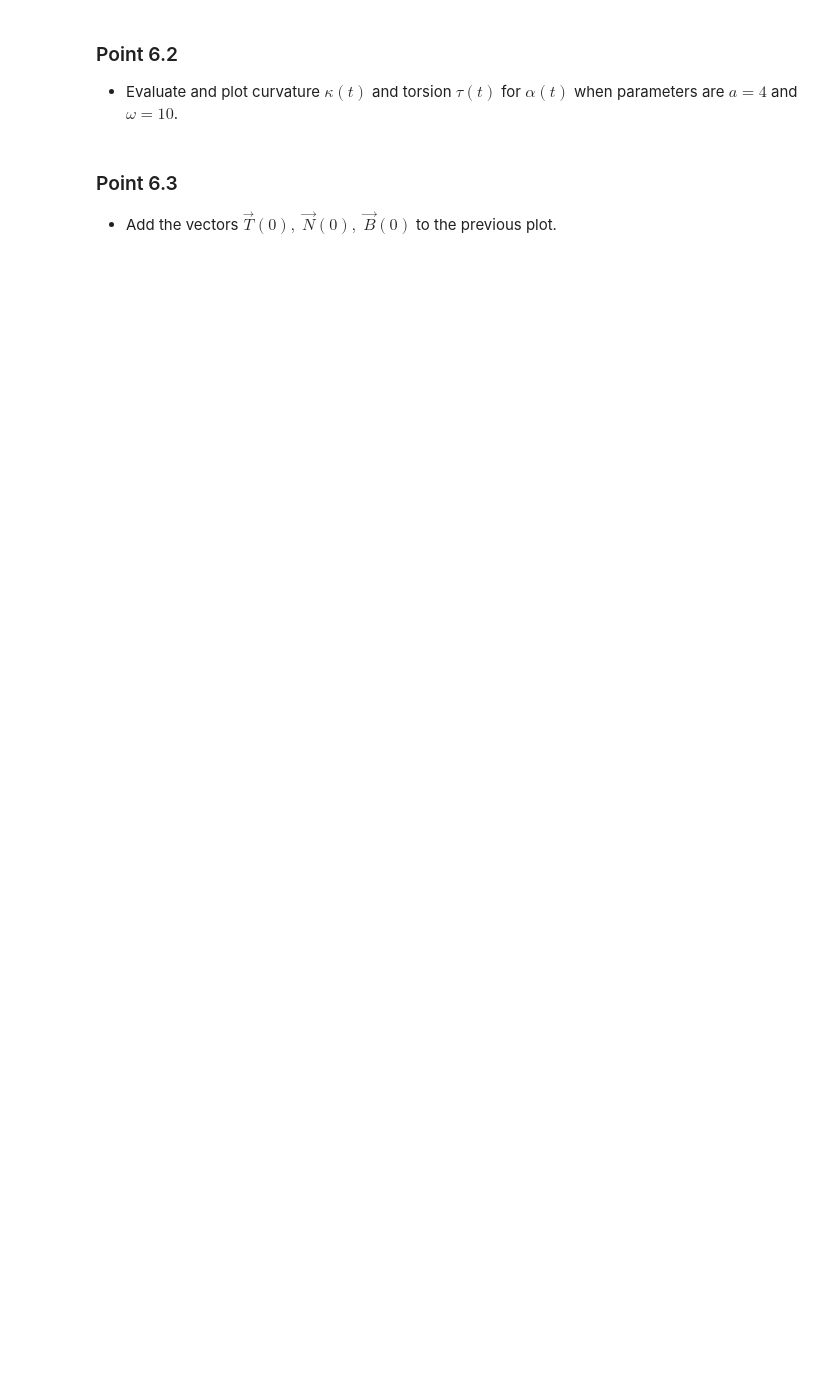
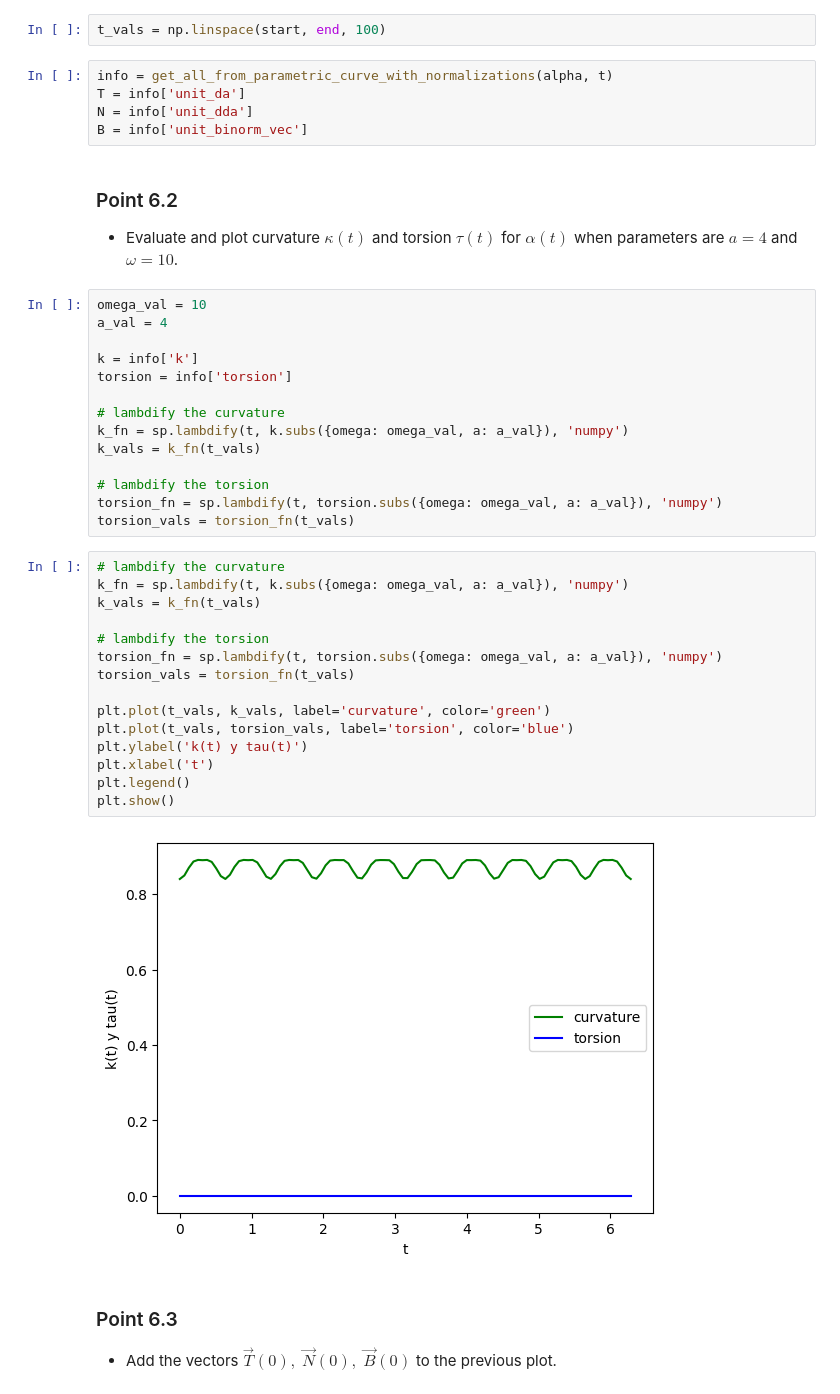
Before and after one commit to DaveAlsina/8tavoSemestre, a Jupyter notebook: geometria/tarea3/tarea3solucion.ipynb, the cells around one changed output. Cells and saved outputs as stored; diff of their text form; blank space fills up the shorter version.

```diff
--- a/geometria/tarea3/tarea3solucion.ipynb
+++ b/geometria/tarea3/tarea3solucion.ipynb
@@ -90,10 +494,48 @@ $$\alpha(t) = ( (a + cos(\omega t)) cos(t),\; (a + cos(\omega t)) sin(t),\; sin(
 ### Point 6.1
 
 - Evaluate the unit vectors $\vec{T}(t),\; \vec{N}(t),\; \vec{B}(t)$ for the curve $\alpha(t)$.
+# %%
+t_vals = np.linspace(start, end, 100)
+# %%
+info = get_all_from_parametric_curve_with_normalizations(alpha, t)
+T = info['unit_da']
+N = info['unit_dda']
+B = info['unit_binorm_vec']
 # %% [markdown]
 ### Point 6.2
 
 -  Evaluate and plot curvature $\kappa(t)$ and torsion $\tau(t)$ for $\alpha(t)$ when parameters are $a = 4$ and $\omega = 10$.
+# %%
+omega_val = 10
+a_val = 4
+
+k = info['k']
+torsion = info['torsion']
+
+# lambdify the curvature
+k_fn = sp.lambdify(t, k.subs({omega: omega_val, a: a_val}), 'numpy')
+k_vals = k_fn(t_vals)
+
+# lambdify the torsion
+torsion_fn = sp.lambdify(t, torsion.subs({omega: omega_val, a: a_val}), 'numpy')
+torsion_vals = torsion_fn(t_vals)
+# %%
+# lambdify the curvature
+k_fn = sp.lambdify(t, k.subs({omega: omega_val, a: a_val}), 'numpy')
+k_vals = k_fn(t_vals)
+
+# lambdify the torsion
+torsion_fn = sp.lambdify(t, torsion.subs({omega: omega_val, a: a_val}), 'numpy')
+torsion_vals = torsion_fn(t_vals)
+
+plt.plot(t_vals, k_vals, label='curvature', color='green')
+plt.plot(t_vals, torsion_vals, label='torsion', color='blue')
+plt.ylabel('k(t) y tau(t)')
+plt.xlabel('t')
+plt.legend()
+plt.show()
+# %% [output]
+[figure, added]
 # %% [markdown]
 ### Point 6.3
 
```
Also changed, not shown: parts of 39 cells of this notebook.
